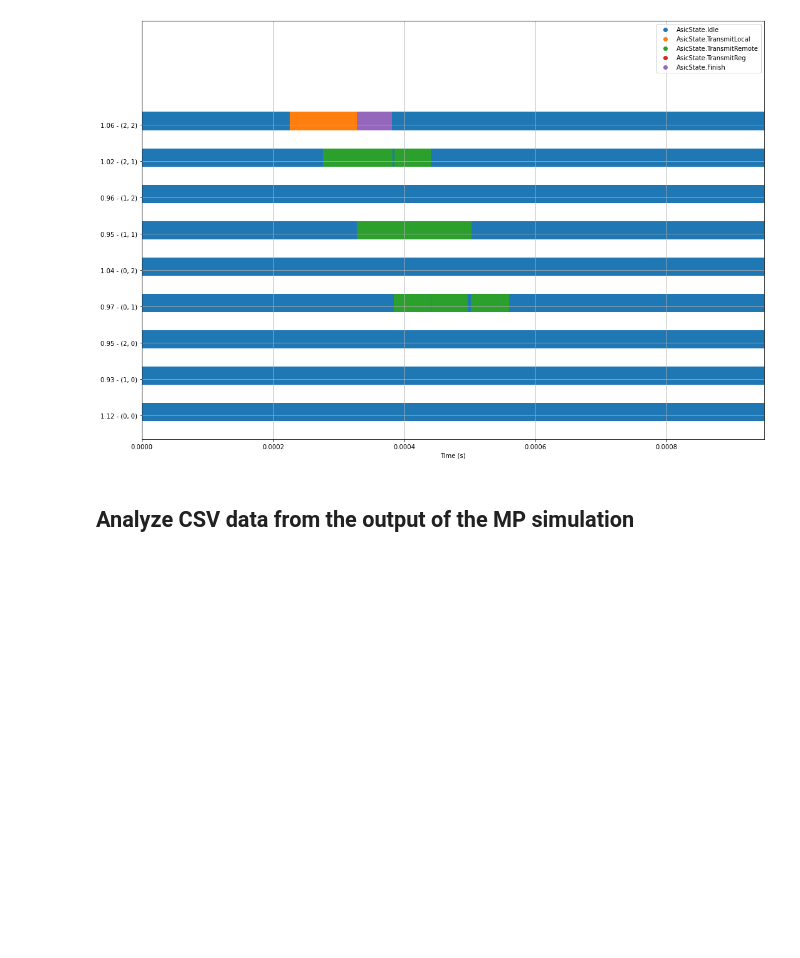
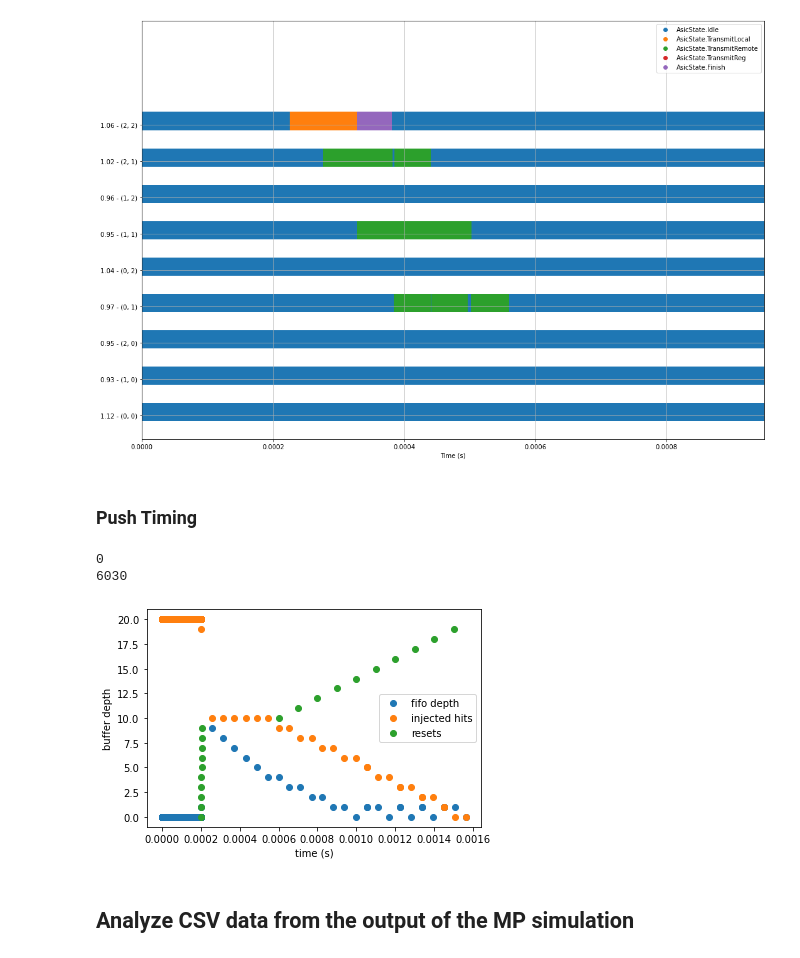
Before and after one commit to kkeefe/neutAna, a Jupyter notebook: simulation-software/notebooks/ArrayTiming.ipynb, the cells around one changed output. Cells and saved outputs as stored; diff of their text form; code cells hidden in the pictures; blank space fills up the shorter version.

Commit message:
push architecture ex. moved to this repo

```diff
--- a/simulation-software/notebooks/ArrayTiming.ipynb
+++ b/simulation-software/notebooks/ArrayTiming.ipynb
@@ -187,6 +187,79 @@ if False:
             print(f"({r},{c}): {pDiff:0.2e}")
         else:
             print(f"WARNING NOT ENOUGH cal times for ASIC ({r},{c})")
+# %% [markdown]
+### Push Timing
+# %%
+from QpixAsic import QPixAsic as qpa
+from QpixAsic import AsicDirMask
+import numpy as np
+import matplotlib.pyplot as plt
+
+fig, ax = plt.subplots()
+
+a = qpa(fOsc=30e6, row=1, col=1)
+b = qpa(fOsc=30e6, row=0, col=1)
+pos = 0
+a.connections[pos].asic = b
+conf = a.config
+conf.EnablePush = True
+conf.DirMask = AsicDirMask(pos)
+print(conf.DirMask.value)
+a.config = conf
+
+inj=[]
+
+np.random.seed(420)
+hits = np.arange(2e-4,2e-4+1e-5, 1e-6)
+chans = np.array([np.random.randint(0,1<<16) for i in range(len(hits))])
+a.InjectHits(hits, chans)
+inj.extend(hits)
+
+spike = 6e-4
+hits = np.arange(spike, spike+1e-3, 1e-4)
+chans = np.array([np.random.randint(0,1<<16) for i in range(len(hits))])
+a.InjectHits(hits, chans)
+inj.extend(hits)
+
+inj = sorted(inj)
+packs = [i for i in range(len(inj))]
+
+# print(a._localFifo._curSize, a._times)
+times = []
+fifoSize = []
+hitsSize = []
+dT = a.tOsc
+curT = 0
+cntProc = 0
+while len(a._times) != 0 or a._localFifo._curSize > 0:
+    # print("proc at T:", curT)
+    p = a.Process(curT)
+    curT = a._absTimeNow
+    curT += dT
+    cntProc += 1
+    times.append(curT)
+    fsize = a._localFifo._curSize
+    fifoSize.append(fsize)
+    hitsSize.append(len(a._times))
+    # if len(p) > 0:
+    #     # print(f"found {len(p)} at time {curT}, fifo size: {fsize}")
+    #     if p[0][0] is not None:
+    #         # print(p[0][0])
+    #         a = p[0][0]
+    #         recv = a.ReceiveByte(p[0])
+    #     print(type(p[0][0]))
+print(cntProc)
+ax.scatter(times, fifoSize, label='fifo depth')
+ax.scatter(times, hitsSize, label='injected hits')
+ax.scatter(inj, packs, label='resets')
+ax.legend()
+ax.set_xlabel('time (s)')
+ax.set_ylabel('buffer depth')
+plt.savefig('./pdfs/push_arch_buff.pdf')
+# %% [output]
+0
+6030
+[figure, added]
 # %% [markdown]
 ## Analyze CSV data from the output of the MP simulation
 # %%
```
